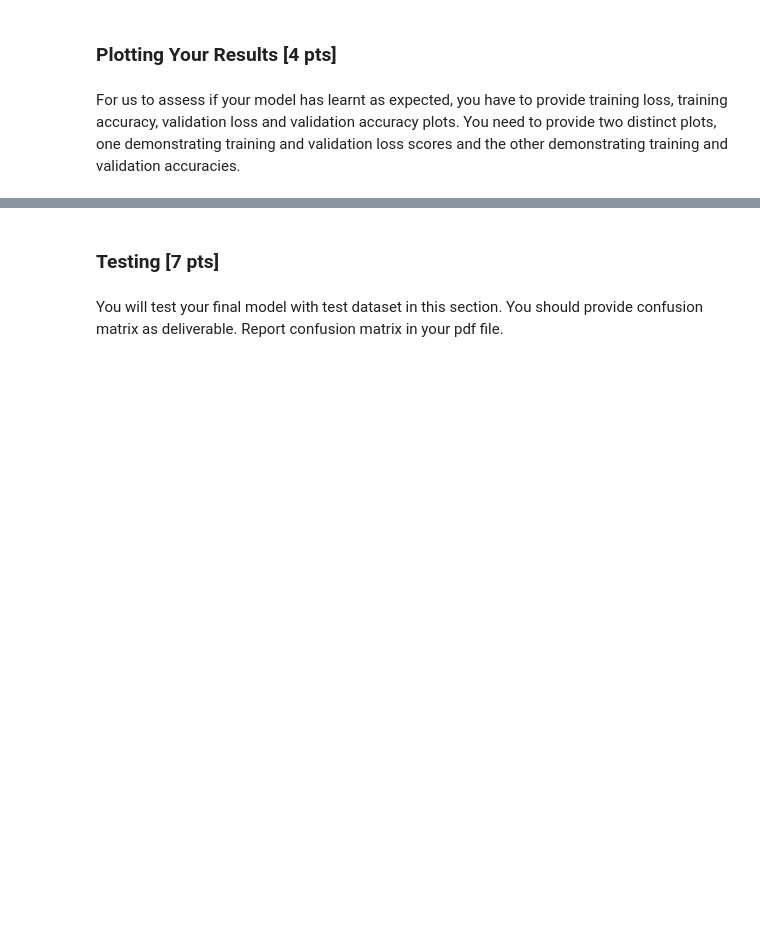
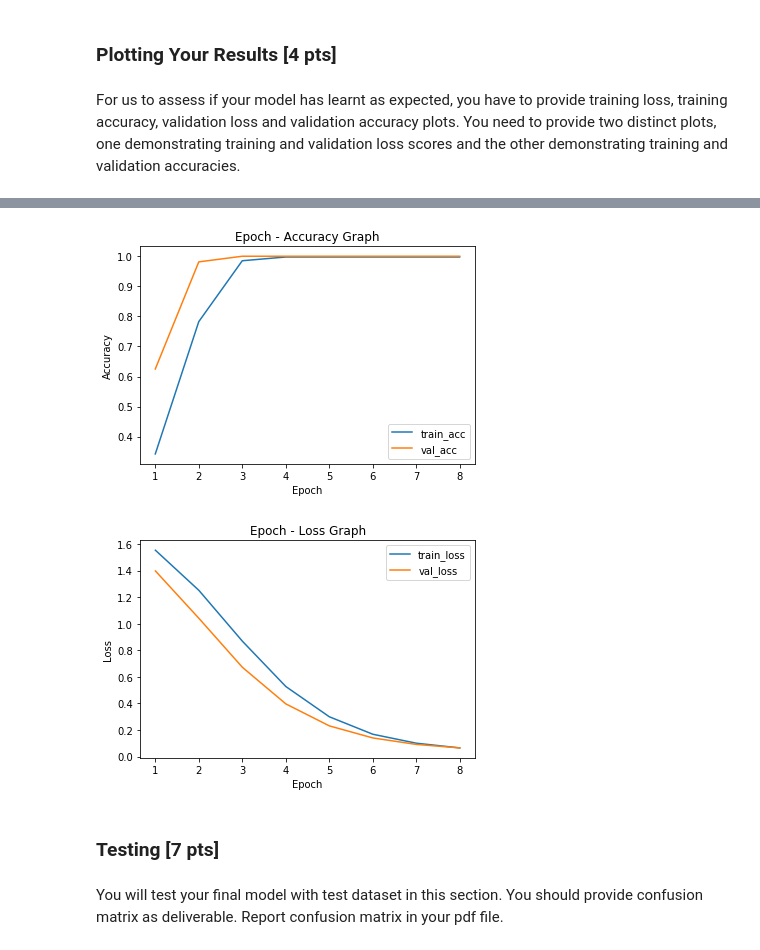
Before and after one commit to gokberkkaraca/machine-learning-hw3, a Jupyter notebook: CS464_HW3_Fall18.ipynb, the cells around one changed output, grey strips where cells are left out. Saved outputs shown, nothing was run; the diff lists cells and outputs as text; code cells hidden in the pictures; blank space fills up the shorter version.

```diff
--- a/CS464_HW3_Fall18.ipynb
+++ b/CS464_HW3_Fall18.ipynb
@@ -93,6 +93,9 @@ Hint: The dataset is not normalized and your results will heavily depend on your
 import numpy as np
 import pandas as pd
 from torch.utils.data.dataset import Dataset
+
+label_to_index = {'BRCA': 0, 'KIRC': 1, 'COAD': 2, 'LUAD':3, 'PRAD':4}
+index_to_label = {v:k for k,v in label_to_index.items()}
 
 #https://archive.ics.uci.edu/ml/datasets/gene+expression+cancer+RNA-Seq
 class GEDataset(Dataset):
@@ -101,7 +104,8 @@ class GEDataset(Dataset):
     # HINT: You can pass processed data samples and their ground truth values as parameters
     def __init__(self, **kwargs):
         self.data = kwargs['data']
-        self.label = kwargs['labels']
+        self.labels = kwargs['labels']
+        self.labels = list(map(lambda item: label_to_index[item], self.labels))
 
     '''This function should return sample count in the dataset'''
     def __len__(self):
@@ -110,7 +114,7 @@ class GEDataset(Dataset):
     '''This function should return a single sample and its ground truth value from the dataset corresponding to index parameter '''
     def __getitem__(self, index):
         _x = self.data[index]
-        _y = self.label[index][0]
+        _y = self.labels[index]
         return _x, _y
 
 
@@ -283,0 +331,27 @@ For us to assess if your model has learnt as expected, you have to provide train
+# %%
+import matplotlib.pyplot as plt
+
+# write your code in this cell to plot your results
+train_res = list()
+val_res = list()
+main(train_res, val_res)
+
+train_acc, train_loss = zip(*train_res)
+val_acc, val_loss = zip(*val_res)
+
+plt.plot(range(1, max_epoch+1), train_acc, label="train_acc")
+plt.plot(range(1, max_epoch+1), val_acc, label="val_acc")
+plt.title("Epoch - Accuracy Graph")
+plt.xlabel("Epoch")
+plt.ylabel("Accuracy")
+plt.legend()
+plt.show()
+
+plt.plot(range(1, max_epoch+1), train_loss, label="train_loss")
+plt.plot(range(1, max_epoch+1), val_loss, label="val_loss")
+plt.title("Epoch - Loss Graph")
+plt.xlabel("Epoch")
+plt.ylabel("Loss")
+plt.legend()
+plt.show()
+# %% [output]
@@ -284,3 +375,5 @@ For us to assess if your model has learnt as expected, you have to provide train
+[figure, added]
+[figure, added]
 # %% [markdown]
 ### Testing [7 pts]
 # %% [markdown]
```
Also changed, not shown: parts of 6 cells of this notebook, 1 other file.
